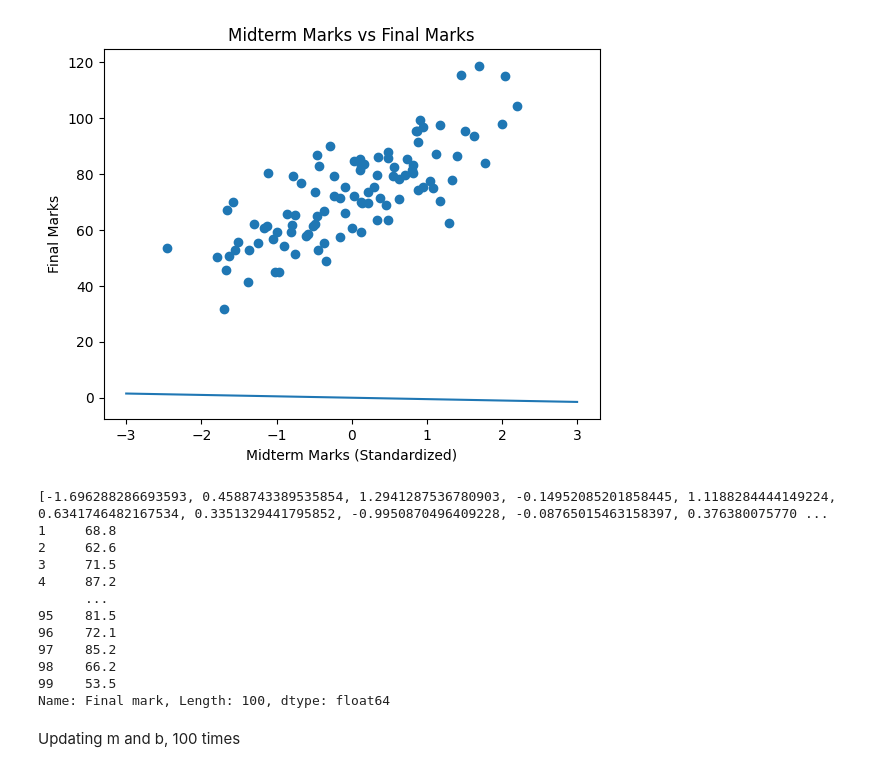
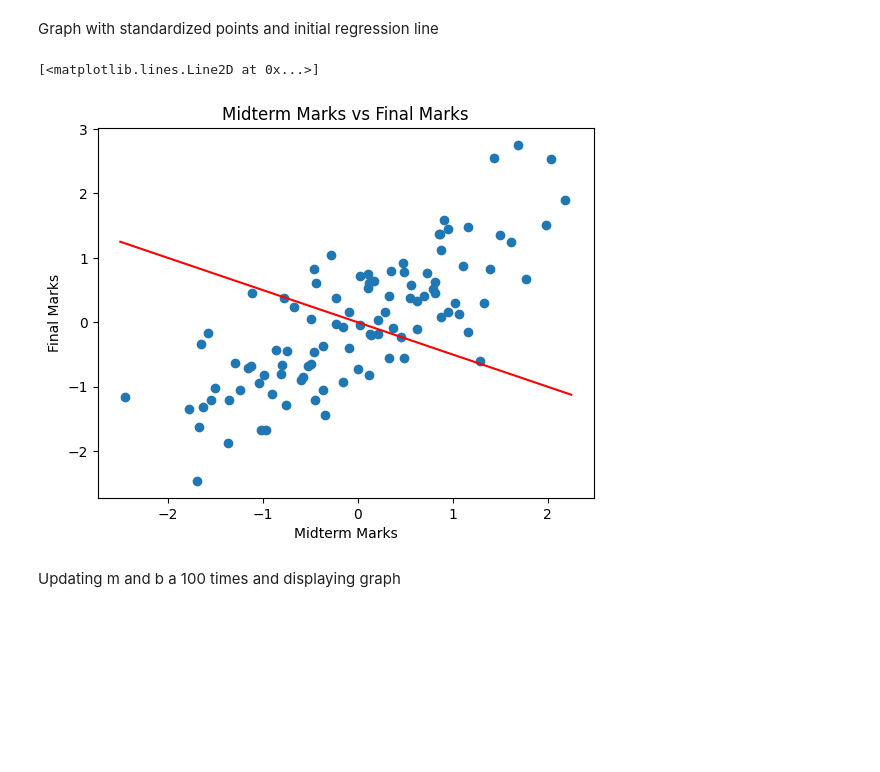
Before and after one commit to Yadu-M/ELE-888, a Jupyter notebook: lab1.ipynb, the cells around one changed output. Drawn from its saved outputs; the diff is of its cells as text; code cells hidden in the pictures; blank space fills up the shorter version.

```diff
--- a/lab1.ipynb
+++ b/lab1.ipynb
@@ -178,9 +198,0 @@ Computing standardized values
-# %%
-st_midterm_marks = []
-
-for i in range(len(midterm_marks)):
-    st_midterm_marks.append((midterm_marks[i] - mean)/delta)
-
-plt.scatter(list(range(1, 101)), st_midterm_marks, label='Regression line after 100 iterations')
-plt.title('Midterm Marks (Standardized)')
-plt.show()
@@ -196,0 +207,18 @@ Plotting the data points based on the standardized values, and the regression li
+# %%
+std_midterm_marks = []
+midterm_mean = mean(midterm_marks)
+midterm_std = std(midterm_marks, midterm_mean)
+
+std_final_marks = []
+final_mean = mean(final_marks)
+final_std = std(final_marks, final_mean)
+
+for i in range(len(midterm_marks)):
+    std_midterm_marks.append(standardize(midterm_marks[i], midterm_mean, midterm_std))
+    std_final_marks.append(standardize(final_marks[i], final_mean, final_std))
+
+
+plt.scatter(std_midterm_marks, std_final_marks)
+plt.xlabel('Midterm Marks')
+plt.ylabel('Final Marks')
+plt.title('Midterm Marks vs Final Marks')
@@ -197,28 +228,15 @@ Plotting the data points based on the standardized values, and the regression li
+# %% [markdown]
+Graph with standardized points and initial regression line
 # %%
-x_values = np.linspace(-3, 3, 1000)
-def draw_st_plot():
-  plt.scatter(st_midterm_marks, final_marks)
-  plt.xlabel('Midterm Marks (Standardized)')
-  plt.ylabel('Final Marks')
-  plt.title('Midterm Marks vs Final Marks')
-  plt.plot(x_values, (-0.5 * x_values + 0), label='Regression line after 100 iterations')
-  plt.show()
-# plt.scatter(x_values, (-0.5 * x_values + 0))
-draw_st_plot()
-print(st_midterm_marks, final_marks)
+plt.scatter(std_midterm_marks, std_final_marks)
+plt.xlabel('Midterm Marks')
+plt.ylabel('Final Marks')
+plt.title('Midterm Marks vs Final Marks')
+
+x_values = np.linspace(-2.5, 2.25, 100)
+plt.plot(x_values, x_values * -0.5, 'r')  # inital regression line
 # %% [output]
+[<matplotlib.lines.Line2D at 0x...>]
-[figure, old version]
+[figure, new version]
-[-1.696288286693593, 0.4588743389535854, 1.2941287536780903, -0.14952085201858445, 1.1188284444149224, 0.6341746482167534, 0.3351329441795852, -0.9950870496409228, -0.08765015463158397, 0.376380075770 ...
-1     68.8
-2     62.6
-3     71.5
-4     87.2
-      ...
-95    81.5
-96    72.1
-97    85.2
-98    66.2
-99    53.5
-Name: Final mark, Length: 100, dtype: float64
 # %% [markdown]
-Updating m and b, 100 times
+Updating m and b a 100 times and displaying graph
```
Also changed, not shown: parts of 46 cells of this notebook, 1 other file.
